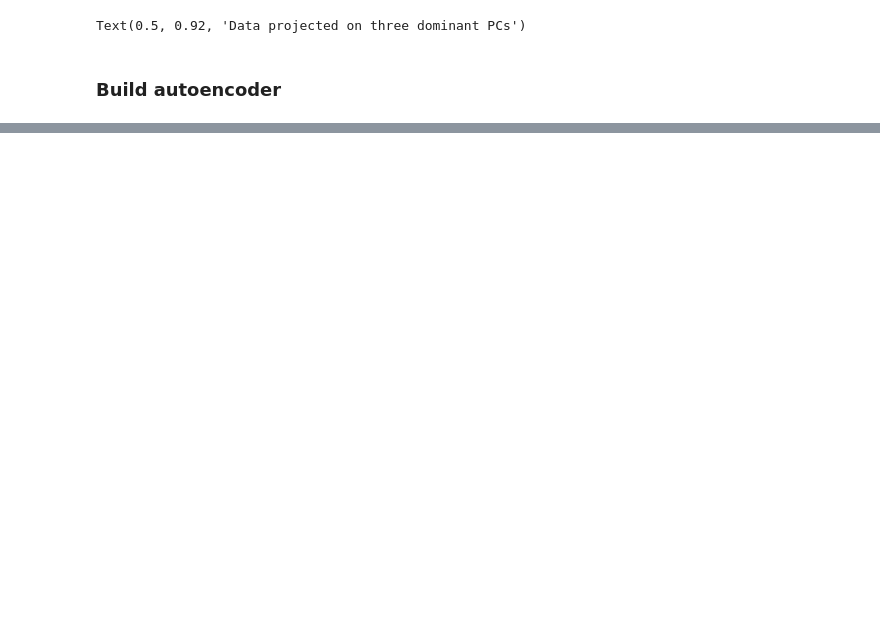
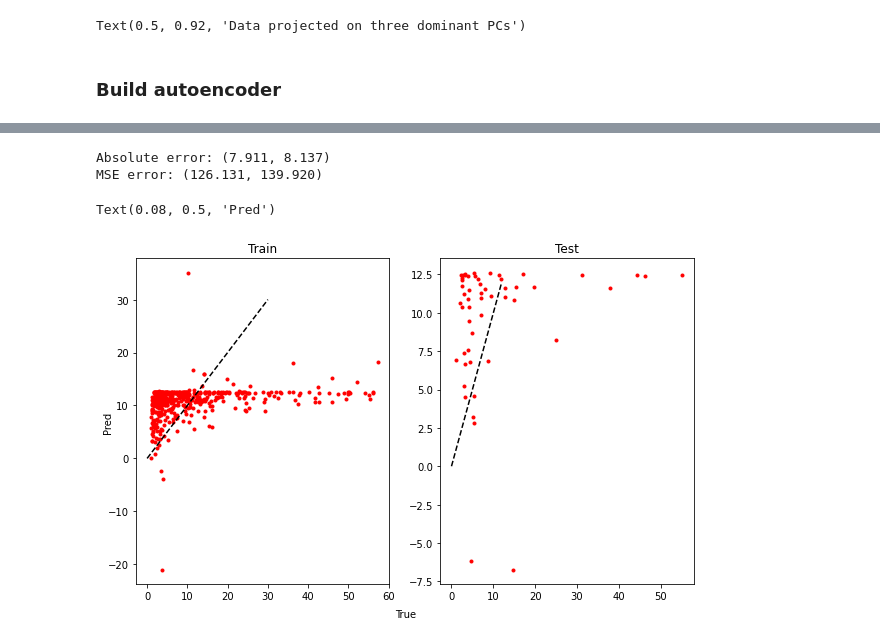
Before and after one commit to hundredball/Math24, a Jupyter notebook: Analyze_data.ipynb, the cells around one changed output, grey strips where cells are left out. Saved outputs shown, nothing was run; the diff lists cells and outputs as text; code cells hidden in the pictures; blank space fills up the shorter version.

```diff
--- a/Analyze_data.ipynb
+++ b/Analyze_data.ipynb
@@ -1317,0 +1400,12 @@ Text(0.5, 0.92, 'Data projected on three dominant PCs')
+# %%
+model = AutoEncoder(X_train.shape[1])
+train_set = BandpowerDataset(X_train)
+train_loader = torch.utils.data.DataLoader(train_set, batch_size=64, shuffle=True)
+outputs = train(model, train_loader, num_epochs=100, learning_rate=1e-3)
+
+X_train_tensor = torch.from_numpy(X_train).float()
+X_test_tensor = torch.from_numpy(X_test).float()
+_, X_train_AE = model(X_train_tensor)
+_, X_test_AE = model(X_test_tensor)
+X_train_AE = X_train_AE.detach().numpy()
+X_test_AE = X_test_AE.detach().numpy()
@@ -1317,0 +1439,27 @@ Text(0.5, 0.92, 'Data projected on three dominant PCs')
+# %%
+from sklearn.metrics import mean_squared_error, mean_absolute_error
+
+rgr = LinearRegression()
+rgr.fit(X_train_AE, SL_train)
+pred_train = rgr.predict(X_train_AE)
+pred_test = rgr.predict(X_test_AE)
+
+print('Absolute error: (%.3f, %.3f)'%(mean_absolute_error(SL_train,pred_train), mean_absolute_error(SL_test,pred_test)))
+print('MSE error: (%.3f, %.3f)'%(mean_squared_error(SL_train,pred_train), mean_squared_error(SL_test,pred_test)))
+
+%matplotlib inline
+fig, axs = plt.subplots(1, 2, figsize=(10,6))
+axs[0].plot(SL_train, pred_train, 'r.')
+axs[0].plot([0,30],[0,30], 'k--')
+axs[0].set_title('Train')
+
+axs[1].plot(SL_test, pred_test, 'r.')
+axs[1].plot([0,12],[0,12], 'k--')
+axs[1].set_title('Test')
+fig.text(0.5, 0.05, 'True', ha='center')
+fig.text(0.08, 0.5, 'Pred', va='center', rotation='vertical')
+# %% [output]
+Absolute error: (7.911, 8.137)
+MSE error: (126.131, 139.920)
+Text(0.08, 0.5, 'Pred')
+[figure, added]
```
Also changed, not shown: parts of 5 cells of this notebook.
